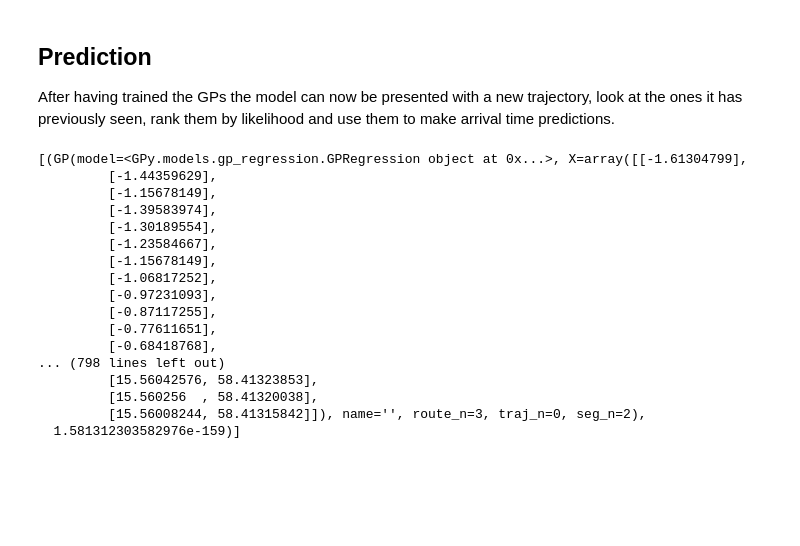
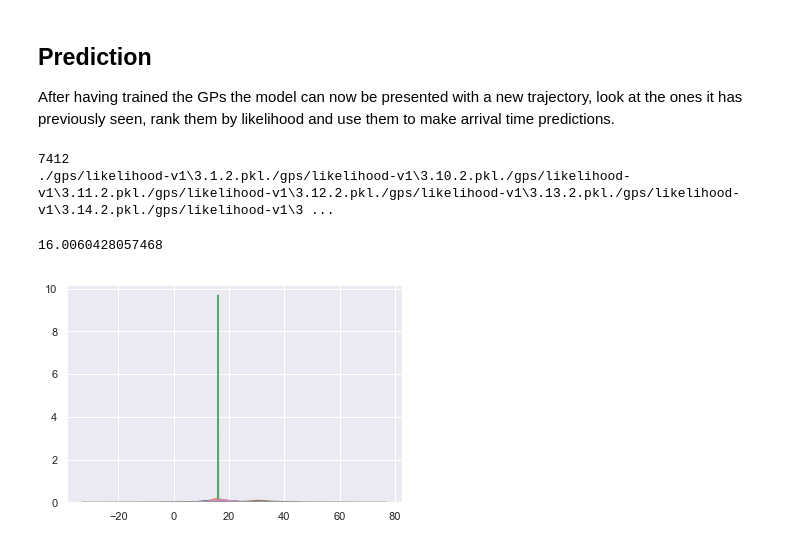
Before and after one commit to M20190649/TDDE19-bus-arrival-time, a Jupyter notebook: GP/Arrival Time Prediction 4 - Prediction.ipynb, the cells around one changed output. Saved outputs shown, nothing was run; the diff lists cells and outputs as text; code cells hidden in the pictures; blank space fills up the shorter version.

```diff
--- a/GP/Arrival Time Prediction 4 - Prediction.ipynb
+++ b/GP/Arrival Time Prediction 4 - Prediction.ipynb
@@ -15,13 +15,13 @@ import pickle
 import tensorflow as tf
 import gp_gpy as gp
 import plot
-
+LIKELIHOOD_MODELS = 'likelihood-v1'
+PREDICTION_MODELS = 'predict-v1'
 sns.set(style="darkgrid")
 np.random.seed(1)
 data = pd.read_pickle('train.pkl')
+route_n = 3 # all data used currently is from route 3
 n_segs = data.seg.unique()
-synch_traj_n = 7 # traj 7 was used to train synch gps
-route_n = 3 # all data used currently is from route 3
 data.head()
 # %% [output]
 |  | lat | lon | traj | seg | speed | time_left | progress |
@@ -100,6 +167,7 @@ Optimization restart 5/5, f = 87.75855803373517
 # %% [markdown]
 Let's plot some of the GPs to see what they look like
 # %%
-for lik_model, pred_model in gp_tuples:
+traj_one_gps = traj_gps[list(traj_gps.keys())[0]]
+for lik_model, pred_model in traj_one_gps.values():
     gp.plot(pred_model)
     gp.plot(lik_model)
@@ -120,54 +174,67 @@ for lik_model, pred_model in gp_tuples:
 # %% [markdown]
 The results for the prediction plots look really good, the ones for the likelihood is a bit harder to interpret. We'll save both do disk though.
 # %%
-for lik_model, pred_model in gp_tuples:
-    gp.save(lik_model)
-    gp.save(pred_model)
+for models in traj_gps.values():
+    for lik_model, pred_model in models.values():
+        gp.save(lik_model)
+        gp.save(pred_model)
 # %% [markdown]
 ## Prediction
 After having trained the GPs the model can now be presented with a new trajectory, look at the ones it has previously seen, rank them by likelihood and use them to make arrival time predictions.
 # %%
+def mogp(traj, synch_gp, route_n, seg_n):
+    synched_traj = synch_data(synch_gp, traj)
+    models = gp.load_trajs(LIKELIHOOD_MODELS, route_n, seg_n)
+    lik_models_with_weights = most_likely_models(synched_traj, models)
+    pred_models_with_weights = [(corresponding_pred_model(m), w) for m, w in lik_models_with_weights]
+    predictions_with_weights = [(make_prediction(m, synched_traj), w) for m, w in pred_models_with_weights]
+    predictions_weighted = [(float(p[0]), float(p[1])/w) for p, w in predictions_with_weights] #need to unpack tuple, then matrices
 
-def predict(traj, synch_gp, route_n, seg_n):
-    synched_traj = synch_data(synch_gp, traj)
-    models = gp.load_trajs('predict', route_n, seg_n)
-    models_by_prob = most_likely_models(synched_traj, models)
+    #X = synched_traj.iloc[-1][['lat', 'lon']].values.reshape(1, 2)
+    #pred_models = [(load_pred_model(m.route_n, m.traj_n, m.seg_n), w) for m, w in lik_models_with_weights]
 
-    return models_by_prob
+   # print(len(lik_models_with_weights))
+   # pred_models = [(load_pred_model(m.route_n, m.traj_n, m.seg_n), w) for m, w in lik_models_with_weights]
+    return predictions_weighted
+
+def make_prediction(model, data):
+    X = data.iloc[-1][['lat', 'lon']].values.reshape(1, 2)
+    return gp.predict(model, X)
+
+def corresponding_pred_model(lik_model):
+    return gp.load(PREDICTION_MODELS, lik_model.route_n, lik_model.traj_n, lik_model.seg_n)
 
 def most_likely_models(synched_traj, models):
     def mk_model(m):
-        model = gp.build(synched_traj, ['tau'], ['lat', 'lon'], '', route_n, 0, seg_n)
+        model = gp.build(synched_traj, ['tau'], ['lat', 'lon'], '', m.route_n, m.traj_n, m.seg_n)
         return gp.set_params(model, m.model.param_array)
 
     models_with_this_traj = [mk_model(m) for m in models]
     sorted_models = sorted(models_with_this_traj, key=gp.loglik, reverse=True)
-    return [(m, np.exp(gp.loglik(m))) for m in sorted_models]
+    max_loglik = np.max([gp.loglik(m) for m in sorted_models])
+    return [(m, np.exp(gp.loglik(m) - max_loglik)) for m in sorted_models]
 
+
+def
 test = pd.read_pickle('test.pkl')
+test
+
 n_test_trajs = test.traj.unique()
 n_test_segs = test.seg.unique()
 seg_n = n_test_segs[0]
 test_seg = test[(test.traj == n_test_trajs[0]) & (test.seg == seg_n)]
 synch_gp = gp.load_synch(route_n, seg_n)
-predict(test_seg, synch_gp, route_n, seg_n)
+mixture = mogp(test_seg, synch_gp, route_n, seg_n)
+ax = sns.kdeplot(np.random.normal(mixture[0][0], mixture[0][1], size=50))
+for mean, sigma in mixture[1:]:
+    x = np.random.normal(mean, sigma, size=50)
+    sns.kdeplot(x, ax=ax)
 
-#predictions = [predict(learned_params, synch_gps, test_trajs[test_trajs.traj == traj_n]) for traj_n in n_test_trajs]
+most_confident_model = sorted(mixture, key=lambda p: p[1])[0]
+prediction = most_confident_model[0]
+prediction
 # %% [output]
-[(GP(model=<GPy.models.gp_regression.GPRegression object at 0x...>, X=array([[-1.61304799],
-         [-1.44359629],
-         [-1.15678149],
-         [-1.39583974],
-         [-1.30189554],
-         [-1.23584667],
-         [-1.15678149],
-         [-1.06817252],
-         [-0.97231093],
-         [-0.87117255],
-         [-0.77611651],
-         [-0.68418768],
-... (798 lines left out)
-         [15.56042576, 58.41323853],
-         [15.560256  , 58.41320038],
-         [15.56008244, 58.41315842]]), name='', route_n=3, traj_n=0, seg_n=2),
-  1.581312303582976e-159)]
+7412
+./gps/likelihood-v1\3.1.2.pkl./gps/likelihood-v1\3.10.2.pkl./gps/likelihood-v1\3.11.2.pkl./gps/likelihood-v1\3.12.2.pkl./gps/likelihood-v1\3.13.2.pkl./gps/likelihood-v1\3.14.2.pkl./gps/likelihood-v1\3 ...
+16.0060428057468
+[figure, added]
```
Also changed, not shown: parts of 3 cells of this notebook, 3 other files.
